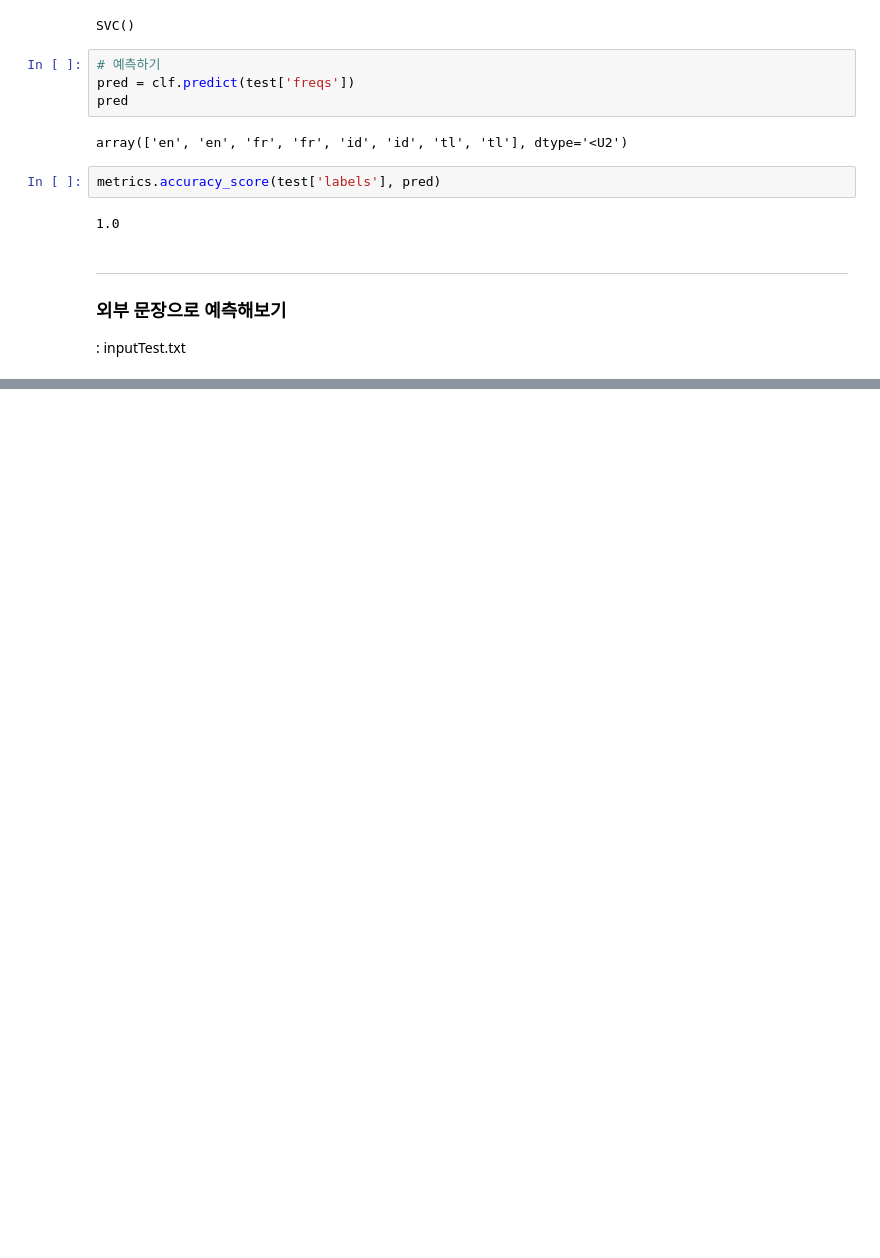
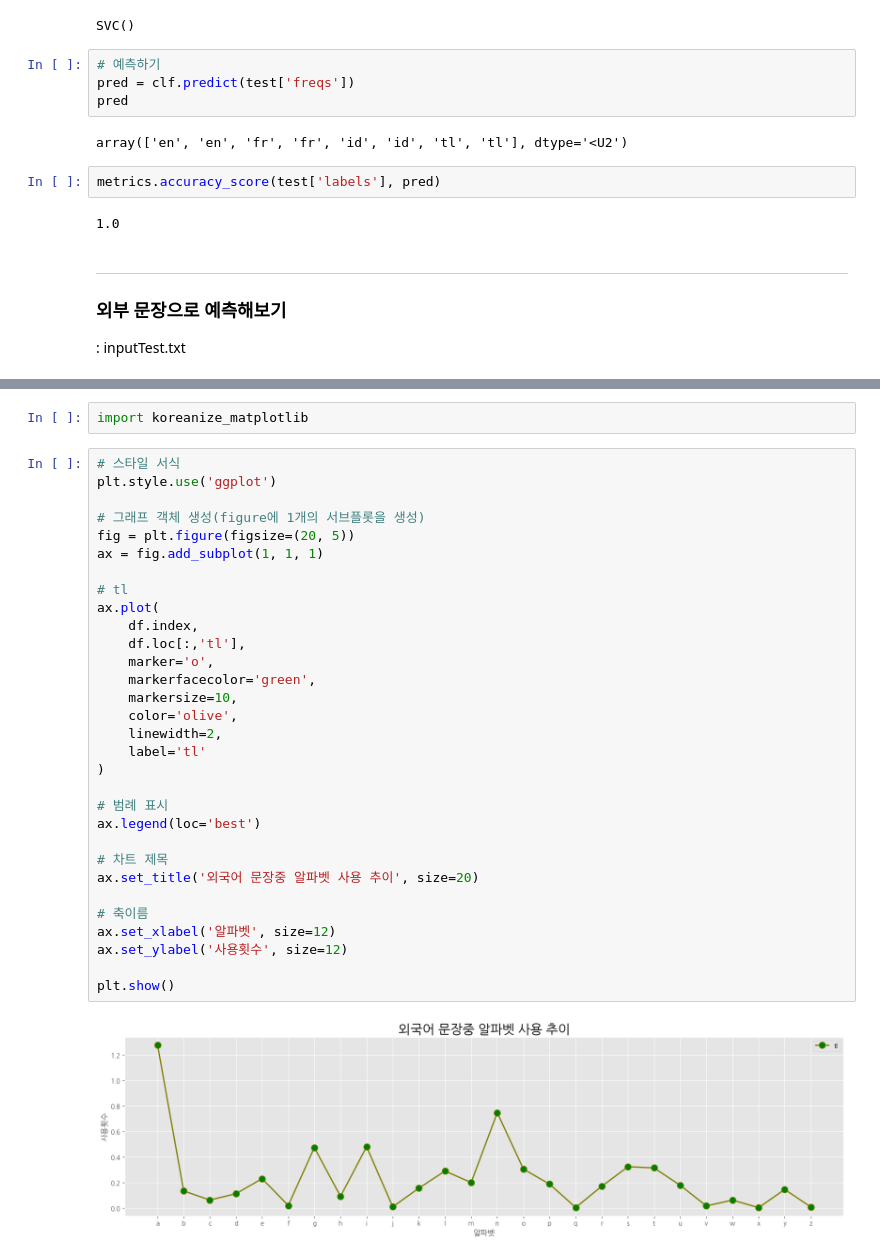
Before and after one commit to songyoungkeun/MachinLearning, a Jupyter notebook: Lecture/19.외국어판정.ipynb, the cells around one changed output, grey strips where cells are left out. Saved outputs shown, nothing was run; the diff lists cells and outputs as text; blank space fills up the shorter version.

```diff
--- a/Lecture/19.외국어판정.ipynb
+++ b/Lecture/19.외국어판정.ipynb
@@ -200,0 +388,35 @@ metrics.accuracy_score(test['labels'], pred)
+# %%
+import koreanize_matplotlib
+# %%
+# 스타일 서식
+plt.style.use('ggplot')
+
+# 그래프 객체 생성(figure에 1개의 서브플롯을 생성)
+fig = plt.figure(figsize=(20, 5))
+ax = fig.add_subplot(1, 1, 1)
+
+# tl
+ax.plot(
+    df.index,
+    df.loc[:,'tl'],
+    marker='o',
+    markerfacecolor='green',
+    markersize=10,
+    color='olive',
+    linewidth=2,
+    label='tl'
+)
+
+# 범례 표시
+ax.legend(loc='best')
+
+# 차트 제목
+ax.set_title('외국어 문장중 알파벳 사용 추이', size=20)
+
+# 축이름
+ax.set_xlabel('알파벳', size=12)
+ax.set_ylabel('사용횟수', size=12)
+
+plt.show()
+# %% [output]
+[figure, added]
```
Also changed, not shown: parts of 23 cells of this notebook, 4 other files.
